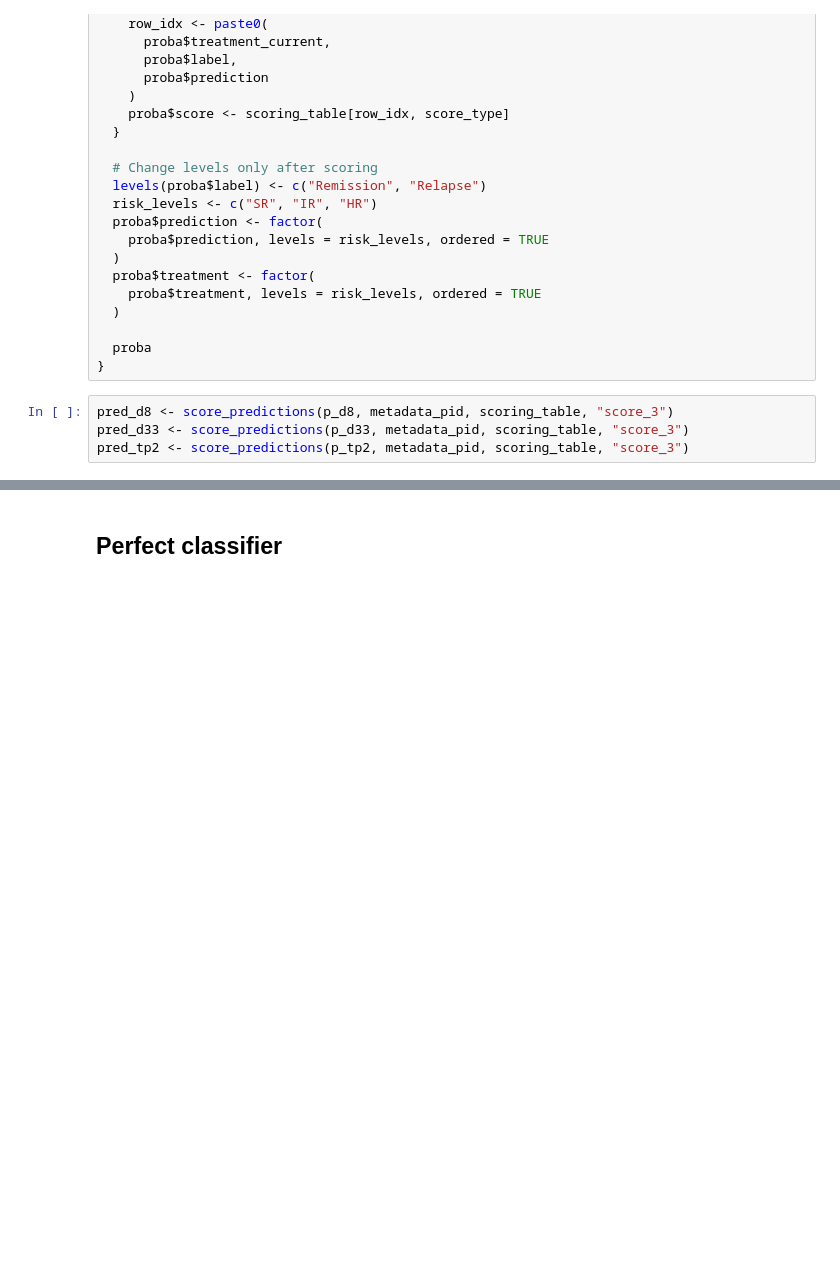
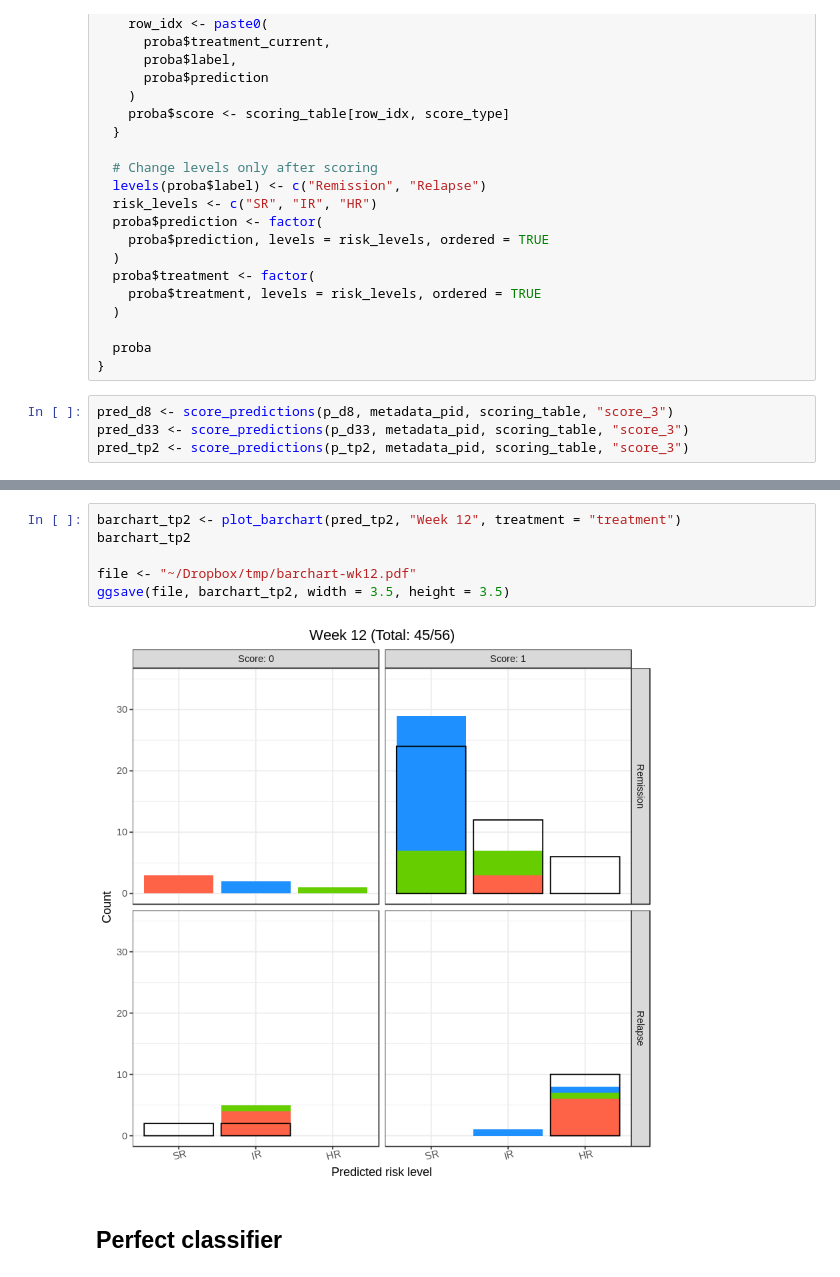
Before and after one commit to dblux/relapse_prediction, a Jupyter notebook: ipynb/evaluation/barchart.ipynb, the cells around one changed output, grey strips where cells are left out. Saved outputs shown, nothing was run; the diff lists cells and outputs as text; blank space fills up the shorter version.

```diff
--- a/ipynb/evaluation/barchart.ipynb
+++ b/ipynb/evaluation/barchart.ipynb
@@ -192,3 +224,11 @@ pred_tp2 <- score_predictions(p_tp2, metadata_pid, scoring_table, "score_3")
+# %%
+barchart_tp2 <- plot_barchart(pred_tp2, "Week 12", treatment = "treatment")
+barchart_tp2
+
+file <- "~/Dropbox/tmp/barchart-wk12.pdf"
+ggsave(file, barchart_tp2, width = 3.5, height = 3.5)
+# %% [output]
+[figure, added]
 # %% [markdown]
 ## Perfect classifier
 # %%
```
Also changed, not shown: parts of 15 cells of this notebook, 8 other files.
